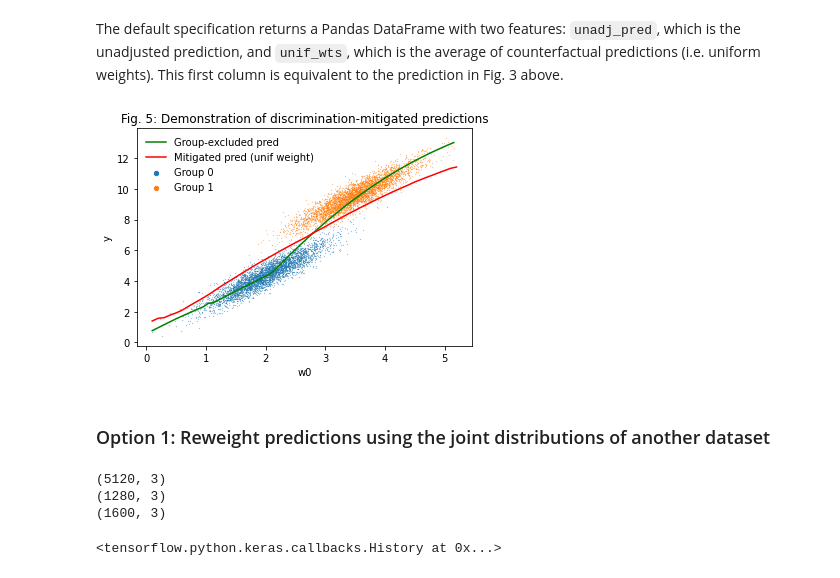
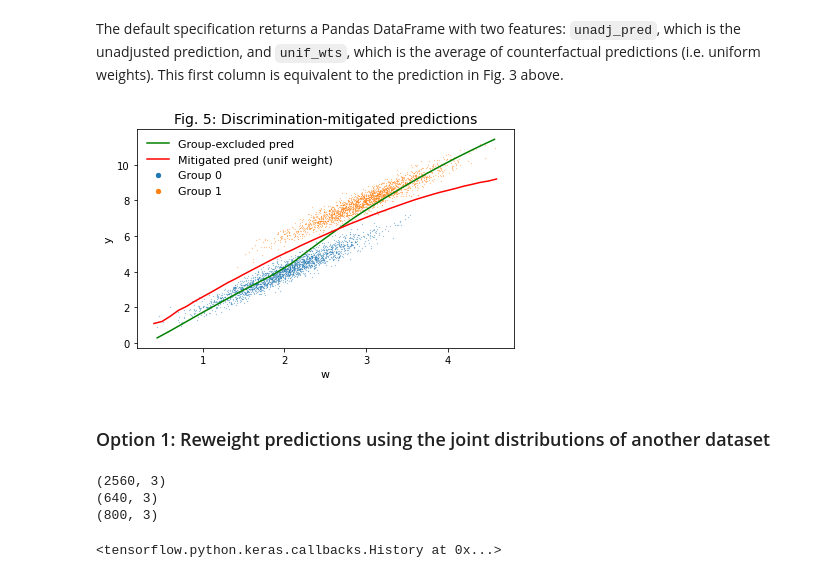
Before and after one commit to kingjosephm/DiscriminationMitigation, a Jupyter notebook: Example.ipynb, the cells around one changed output. Cells and saved outputs as stored; diff of their text form; code cells hidden in the pictures.

```diff
--- a/Example.ipynb
+++ b/Example.ipynb
@@ -143,3 +133,10 @@ To illustrate this point, we fit a neural net for predicting `y` using the group
+# %%
+# Function to aggregate a dataframe according to a rounded feature, 'w'
+def aggregate_data(df):
+    df = pd.concat([df, data[['w']].reset_index(drop=True)], axis=1)
+    df['w'] = round(df['w'], 1)
+    df = df.sort_values(by=['w'])
+    return df.groupby(['w']).mean()
 # %%
 # Scatter & line plot using Matplotlib
 # Train a Tensorflow Keras deep learning model
@@ -317,13 +314,13 @@ The config file requires users specify the protected class feature(s) as a list.
 # %%
 # Note - we estimate the same model as directly above for clarity
 comprehensive_model = keras_model()
-comprehensive_model.fit(synth[['c0', 'c1', 'w0']], synth['y'], epochs=60, batch_size=128, verbose=0)
+comprehensive_model.fit(data[['g0', 'g1', 'w']], data['y'], epochs=60, batch_size=128, verbose=0)
 # %% [output]
 <tensorflow.python.keras.callbacks.History at 0x...>
 # %% [markdown]
 #### Instantiate `DiscriminationMitigator` class & call `predictions()` method
 # %%
-mitigated = DiscriminationMitigator(df=synth[['c0', 'c1', 'w0']], model=model,
+mitigated = DiscriminationMitigator(df=data[['g0', 'g1', 'w']], model=comprehensive_model,
                               config=config).predictions()
 print(mitigated.head())
 print("\n", mitigated.describe())
@@ -362,28 +344,32 @@ max      12.278322    11.423273
 # %% [markdown]
 The default specification returns a Pandas DataFrame with two features: `unadj_pred`, which is the unadjusted prediction, and `unif_wts`, which is the average of counterfactual predictions (i.e. uniform weights). This first column is equivalent to the prediction in Fig. 3 above.
 # %%
-avg = aggregate_data(mitigated) # Average by rounded 'w0'
-plt.scatter(c0_grp["w0"], c0_grp["y"], label='Group 0', s=0.03)
-plt.scatter(c1_grp["w0"], c1_grp["y"], label='Group 1', s=0.03)
+g0_grp = data.loc[data["g0"] == 1]
+g1_grp = data.loc[data["g1"] == 1]
+
+avg = aggregate_data(mitigated) # Average by rounded 'w'
+plt.scatter(g0_grp["w"], g0_grp["y"], label='Group 0', s=0.03)
+plt.scatter(g1_grp["w"], g1_grp["y"], label='Group 1', s=0.03)
 
 group_excluded_model = keras_model()
-group_excluded_model.fit(synth[['w0']], synth['y'], epochs=60, batch_size=128, verbose=0)
-group_excluded_pred = group_excluded_model.predict(synth.sort_values(by='w0')[['w0']])
-plt.plot(synth.sort_values(by='w0')[['w0']], group_excluded_pred, label='Group-excluded pred', color='green')
+group_excluded_model.fit(data[['w']], data['y'], epochs=60, batch_size=128, verbose=0)
+group_excluded_pred = group_excluded_model.predict(data.sort_values(by='w')[['w']])
+plt.plot(data.sort_values(by='w')[['w']], group_excluded_pred, label='Group-excluded pred', color='green')
 plt.plot(avg['unif_wts'], label='Mitigated pred (unif weight)', color='red')
-plt.title('Fig. 5: Demonstration of discrimination-mitigated predictions')
-plt.xlabel('w0')
-plt.ylabel('y')
-plt.legend(markerscale=25, frameon=False)
+plt.title('Fig. 5: Discrimination-mitigated predictions', fontsize=14)
+plt.xlabel('w', fontsize=11)
+plt.ylabel('y', fontsize=11)
+plt.legend(markerscale=25, frameon=False, fontsize=11)
+plt.tight_layout()
 plt.show()
 # %% [output]
-[figure, old version]
+[figure, new version]
 # %% [markdown]
 ### Option 1: Reweight predictions using the joint distributions of another dataset
 # %%
 # Split the data into train/val and test sets
-X_train, X_test, y_train, y_test = train_test_split(synth.loc[:, ['c0', 'c1', 'w0']],
-                                                    synth['y'], random_state=1776,
+X_train, X_test, y_train, y_test = train_test_split(data.loc[:, ['g0', 'g1', 'w']],
+                                                    data['y'], random_state=1776,
                                                     test_size=0.2)
 # Train / val split
 X_train, X_val, y_train, y_val = train_test_split(X_train, y_train, random_state=123,
@@ -392,9 +378,9 @@ X_train, X_val, y_train, y_val = train_test_split(X_train, y_train, random_state
 for x in X_train, X_val, X_test:
     print(x.shape)
 # %% [output]
-(5120, 3)
-(1280, 3)
-(1600, 3)
+(2560, 3)
+(640, 3)
+(800, 3)
 # %%
 # Reestimate the model
 model = keras_model()
```
Also changed, not shown: parts of 33 cells of this notebook.
